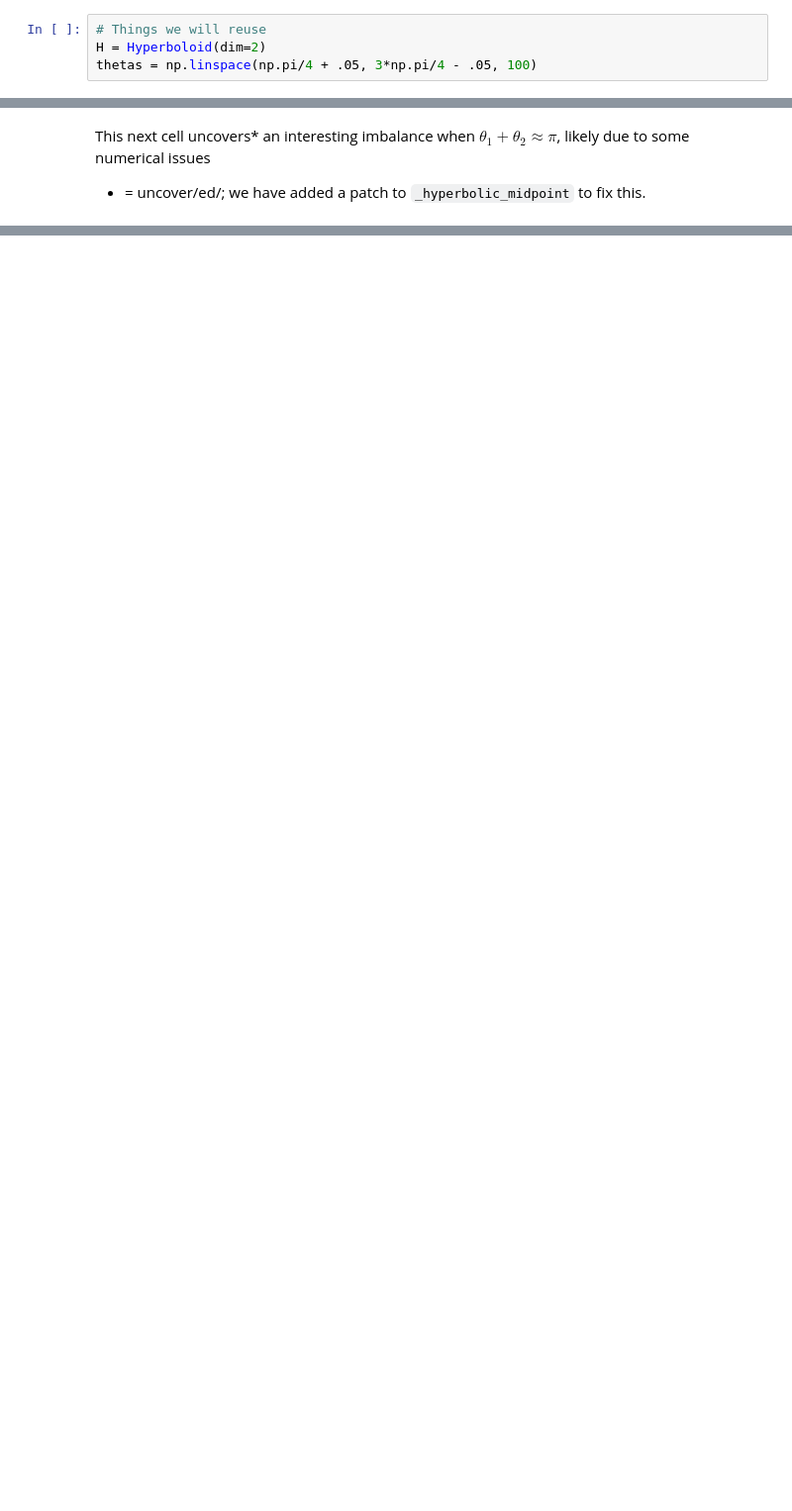
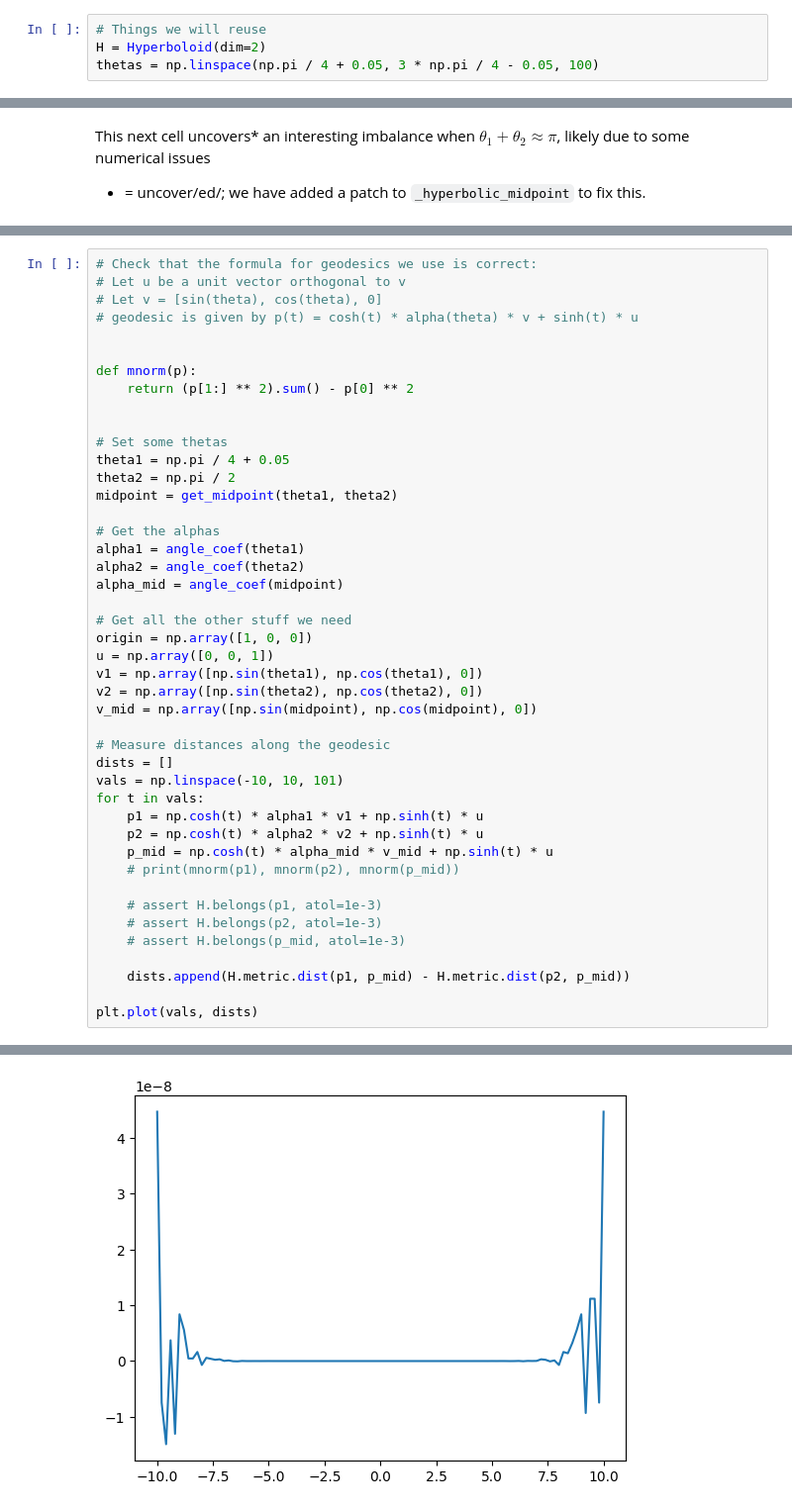
Before and after one commit to pchlenski/hyperdt, a Jupyter notebook: notebooks/faster/02_revisit_midpoints.ipynb, the cells around one changed output, grey strips where cells are left out. Shown at 99% size. Saved outputs shown, nothing was run; the diff lists cells and outputs as text; blank space fills up the shorter version.

Commit message:
All midpoint computations went well

```diff
--- a/notebooks/faster/02_revisit_midpoints.ipynb
+++ b/notebooks/faster/02_revisit_midpoints.ipynb
@@ -23,7 +23,7 @@ First things first, we should verify that:
 # %%
 # Things we will reuse
 H = Hyperboloid(dim=2)
-thetas = np.linspace(np.pi/4 + .05, 3*np.pi/4 - .05, 100)
+thetas = np.linspace(np.pi / 4 + 0.05, 3 * np.pi / 4 - 0.05, 100)
 # %%
 # Confirm point on hyperboloid
 def angle_coef(theta: float) -> float:
@@ -67,0 +69,45 @@ H.metric.dist
+# %%
+# Check that the formula for geodesics we use is correct:
+# Let u be a unit vector orthogonal to v
+# Let v = [sin(theta), cos(theta), 0]
+# geodesic is given by p(t) = cosh(t) * alpha(theta) * v + sinh(t) * u
+
+
+def mnorm(p):
+    return (p[1:] ** 2).sum() - p[0] ** 2
+
+
+# Set some thetas
+theta1 = np.pi / 4 + 0.05
+theta2 = np.pi / 2
+midpoint = get_midpoint(theta1, theta2)
+
+# Get the alphas
+alpha1 = angle_coef(theta1)
+alpha2 = angle_coef(theta2)
+alpha_mid = angle_coef(midpoint)
+
+# Get all the other stuff we need
+origin = np.array([1, 0, 0])
+u = np.array([0, 0, 1])
+v1 = np.array([np.sin(theta1), np.cos(theta1), 0])
+v2 = np.array([np.sin(theta2), np.cos(theta2), 0])
+v_mid = np.array([np.sin(midpoint), np.cos(midpoint), 0])
+
+# Measure distances along the geodesic
+dists = []
+vals = np.linspace(-10, 10, 101)
+for t in vals:
+    p1 = np.cosh(t) * alpha1 * v1 + np.sinh(t) * u
+    p2 = np.cosh(t) * alpha2 * v2 + np.sinh(t) * u
+    p_mid = np.cosh(t) * alpha_mid * v_mid + np.sinh(t) * u
+    # print(mnorm(p1), mnorm(p2), mnorm(p_mid))
+
+    # assert H.belongs(p1, atol=1e-3)
+    # assert H.belongs(p2, atol=1e-3)
+    # assert H.belongs(p_mid, atol=1e-3)
+
+    dists.append(H.metric.dist(p1, p_mid) - H.metric.dist(p2, p_mid))
+
+plt.plot(vals, dists)
+# %% [output]
@@ -67,0 +115 @@ H.metric.dist
+[figure, added]
```
Also changed, not shown: parts of 11 cells of this notebook, 2 other files.
